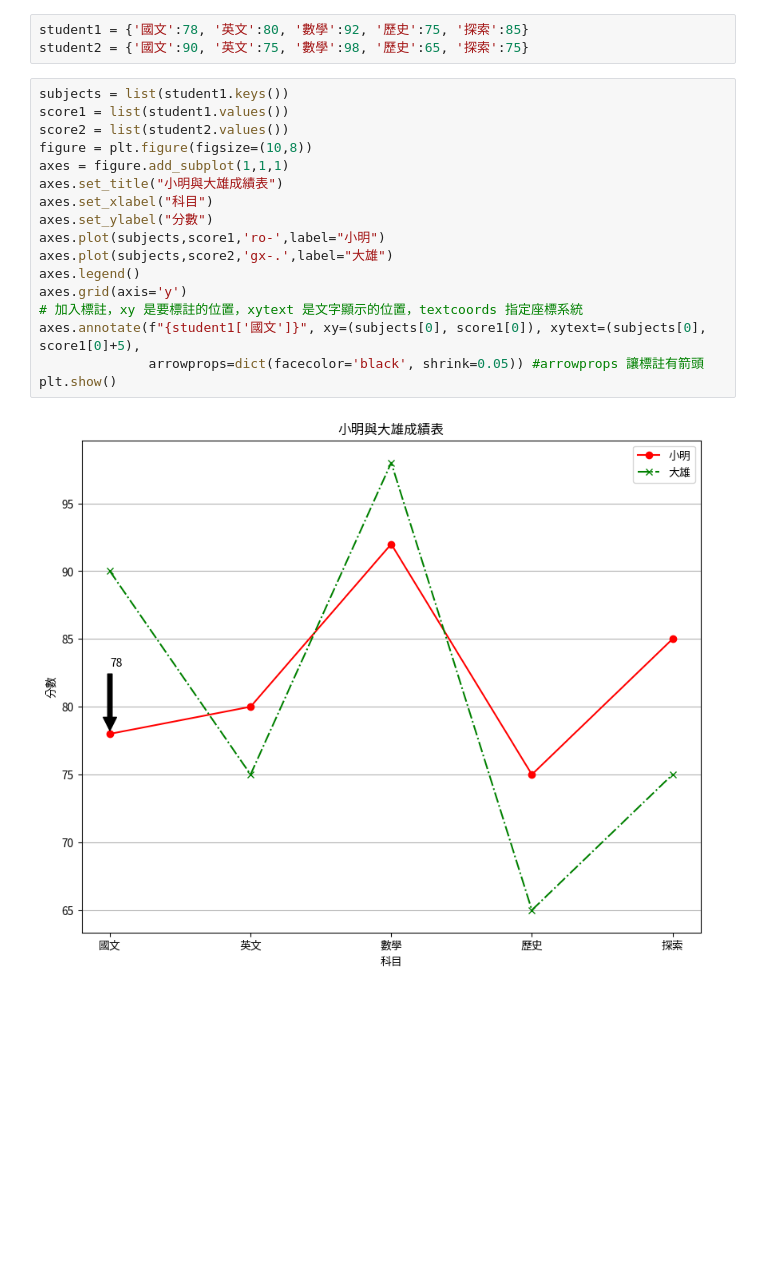
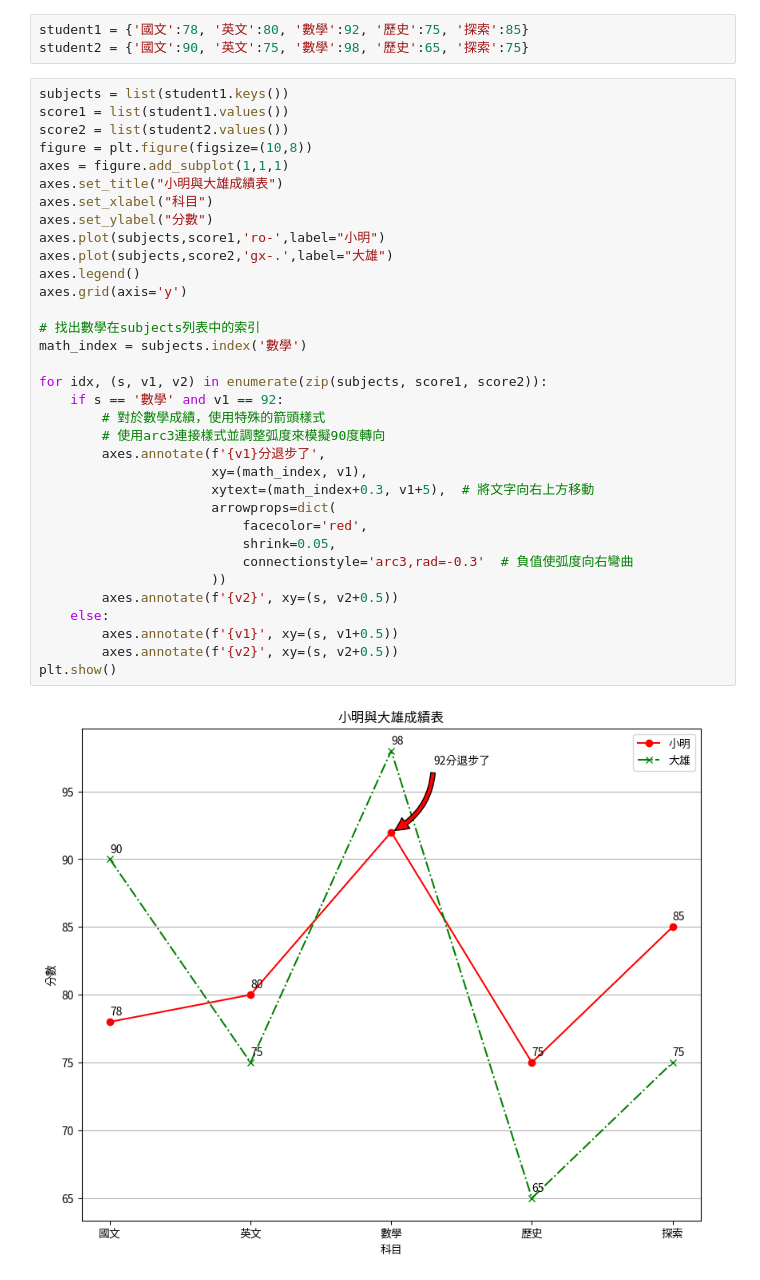
Before and after one commit to Nigmaa/python_analysis, a Jupyter notebook: lesson7.ipynb, the cells around one changed output. Drawn from its saved outputs; the diff is of its cells as text; blank space fills up the shorter version.

```diff
--- a/lesson7.ipynb
+++ b/lesson7.ipynb
@@ -158,19 +158,36 @@ student2 = {'國文':90, '英文':75, '數學':98, '歷史':65, '探索':75}
 # %%
 subjects = list(student1.keys())
 score1 = list(student1.values())
 score2 = list(student2.values())
 figure = plt.figure(figsize=(10,8))
 axes = figure.add_subplot(1,1,1)
 axes.set_title("小明與大雄成績表")
 axes.set_xlabel("科目")
 axes.set_ylabel("分數")
 axes.plot(subjects,score1,'ro-',label="小明")
 axes.plot(subjects,score2,'gx-.',label="大雄")
 axes.legend()
 axes.grid(axis='y')
-# 加入標註，xy 是要標註的位置，xytext 是文字顯示的位置，textcoords 指定座標系統
-axes.annotate(f"{student1['國文']}", xy=(subjects[0], score1[0]), xytext=(subjects[0], score1[0]+5),
-              arrowprops=dict(facecolor='black', shrink=0.05)) #arrowprops 讓標註有箭頭
+
+# 找出數學在subjects列表中的索引
+math_index = subjects.index('數學')
+
+for idx, (s, v1, v2) in enumerate(zip(subjects, score1, score2)):
+    if s == '數學' and v1 == 92:
+        # 對於數學成績，使用特殊的箭頭樣式
+        # 使用arc3連接樣式並調整弧度來模擬90度轉向
+        axes.annotate(f'{v1}分退步了',
+                      xy=(math_index, v1),
+                      xytext=(math_index+0.3, v1+5),  # 將文字向右上方移動
+                      arrowprops=dict(
+                          facecolor='red',
+                          shrink=0.05,
+                          connectionstyle='arc3,rad=-0.3'  # 負值使弧度向右彎曲
+                      ))
+        axes.annotate(f'{v2}', xy=(s, v2+0.5))
+    else:
+        axes.annotate(f'{v1}', xy=(s, v1+0.5))
+        axes.annotate(f'{v2}', xy=(s, v2+0.5))
 plt.show()
 # %% [output]
-[figure, old version]
+[figure, new version]
```
